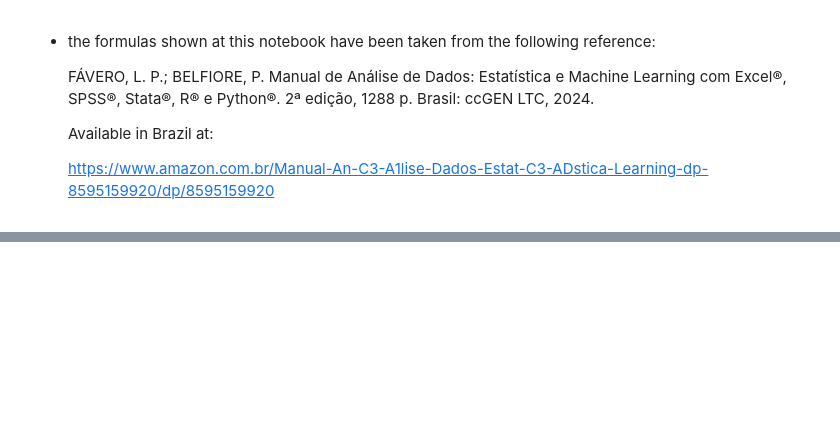
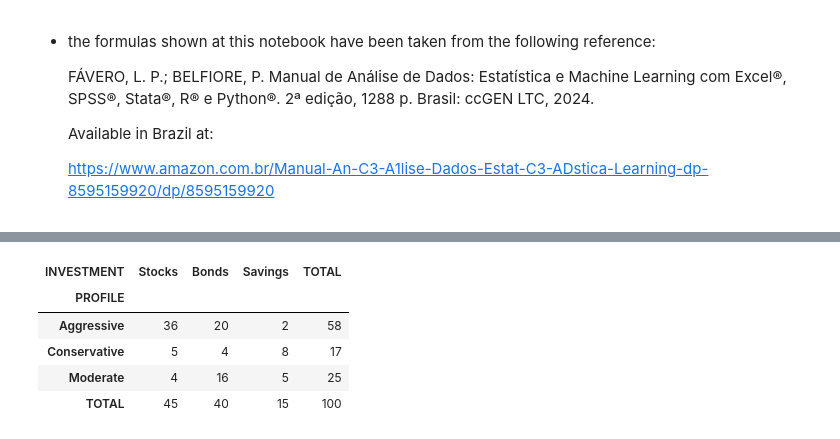
Before and after one commit to danielpm1982/sample-ml-correspondence-analysis, a Jupyter notebook: sample-ml-simple-correspondence-analysis-investments.ipynb, the cells around one changed output, grey strips where cells are left out. Cells and saved outputs as stored; diff of their text form; code cells hidden in the pictures; blank space fills up the shorter version.

```diff
--- a/sample-ml-simple-correspondence-analysis-investments.ipynb
+++ b/sample-ml-simple-correspondence-analysis-investments.ipynb
@@ -32,0 +84,15 @@ else:
+# %%
+# creating and showing the contingency table with the two variables (and their categories)
+# The two qualitative variables are: PROFILE (row) and INVESTMENT (column). PROFILE categories are: Aggressive, Conservative and
+# Moderate. INVESTMENT categories are: Bonds, Savings and Stocks.
+# This table contains the absolute observed frequencies of the observations
+contingency_df = pd.crosstab(client_financial_products["PROFILE"], client_financial_products["INVESTMENT"],
+                             margins=True, margins_name="TOTAL").reindex(["Aggressive","Conservative","Moderate", "TOTAL"])[["Stocks","Bonds","Savings", "TOTAL"]]
+contingency_df
+# %% [output]
+| INVESTMENT | Stocks | Bonds | Savings | TOTAL |
+| PROFILE |  |  |  |  |
+| Aggressive | 36 | 20 | 2 | 58 |
+| Conservative | 5 | 4 | 8 | 17 |
+| Moderate | 4 | 16 | 5 | 25 |
+| TOTAL | 45 | 40 | 15 | 100 |
```
Also changed, not shown: parts of 51 cells of this notebook, 30 other files.
